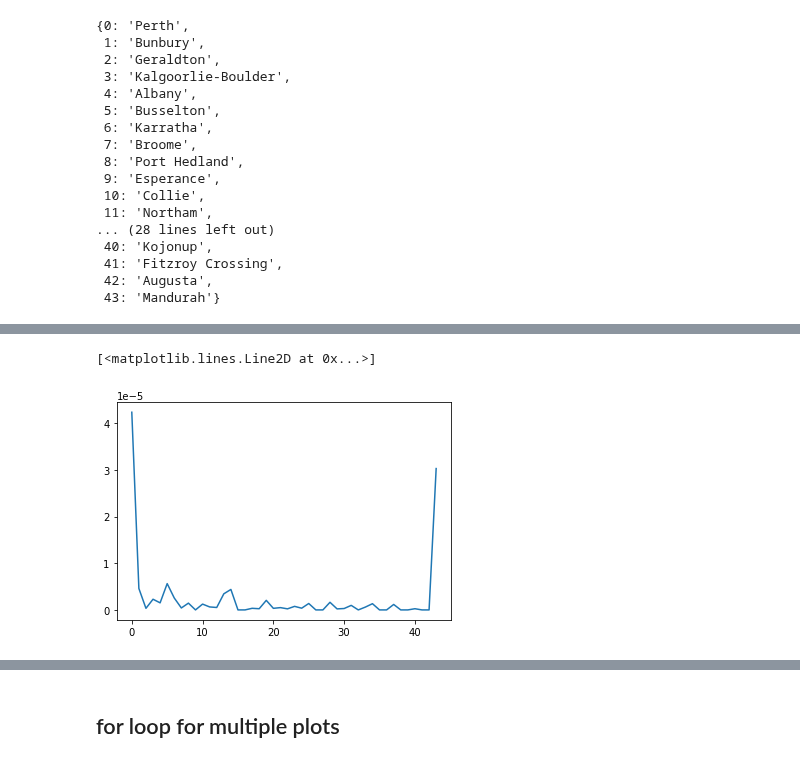
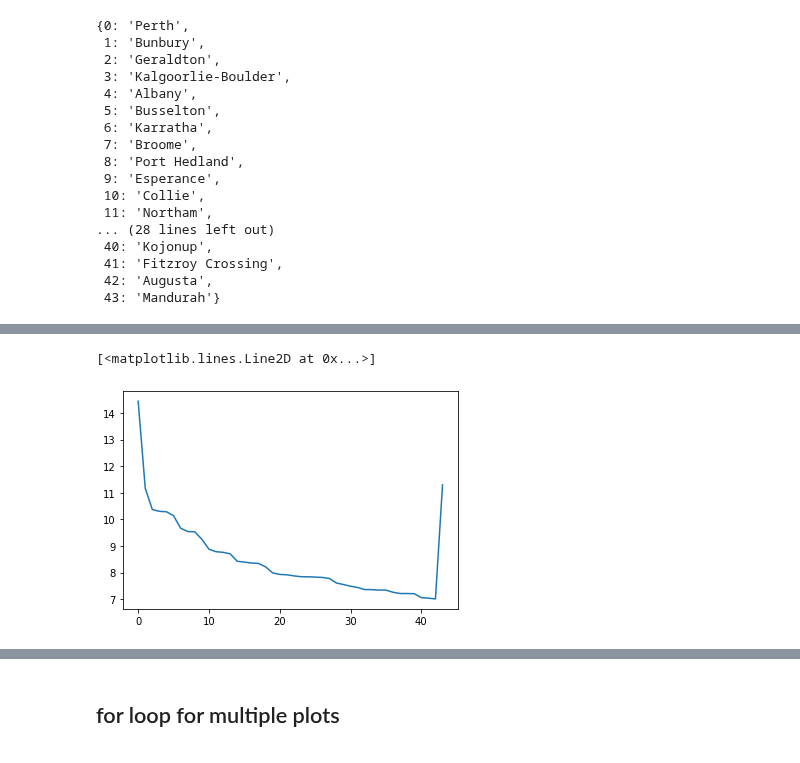
Before and after one commit to yuval-b/covid_thesis, a Jupyter notebook: 4. Generating network pictures.ipynb, the cells around one changed output, grey strips where cells are left out. Cells and saved outputs as stored; diff of their text form; code cells hidden in the pictures.

```diff
--- a/4. Generating network pictures.ipynb
+++ b/4. Generating network pictures.ipynb
@@ -203,5 +214,7 @@ plt.plot(ws)
 # %%
-plt.plot(d.values())
+# plt.plot(d.values())
-# %% [output]
-[<matplotlib.lines.Line2D at 0x...>]
-[figure, removed]
+# %%
+plt.plot(np.log(list(waloc['Population'])))
+# %% [output]
+[<matplotlib.lines.Line2D at 0x...>]
+[figure, added]
```
Also changed, not shown: parts of 9 cells of this notebook, 5 other files.
